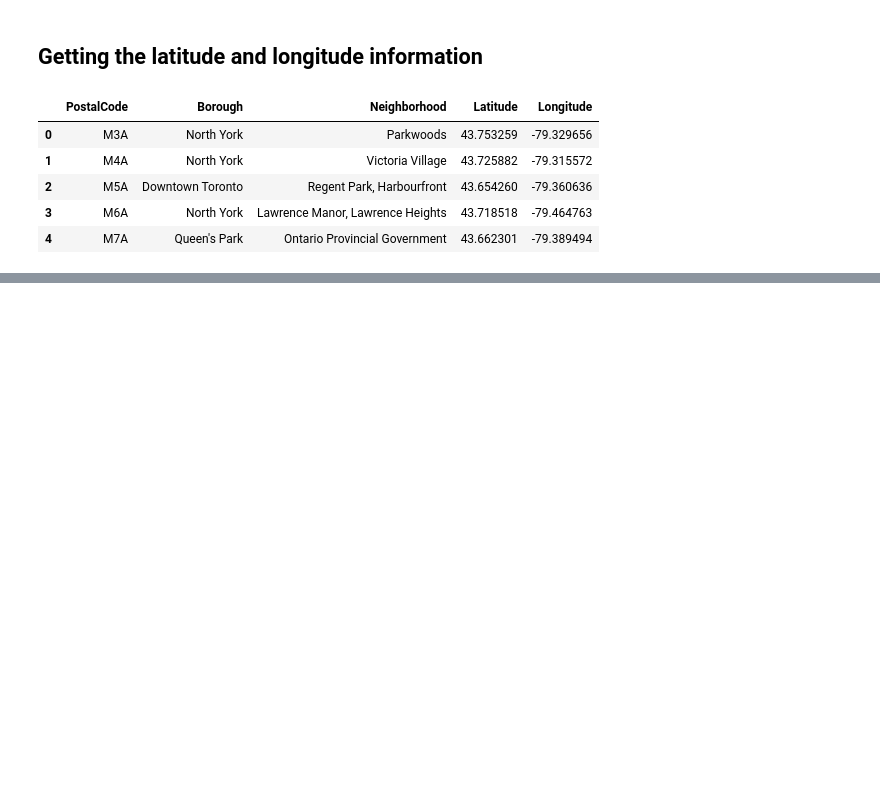
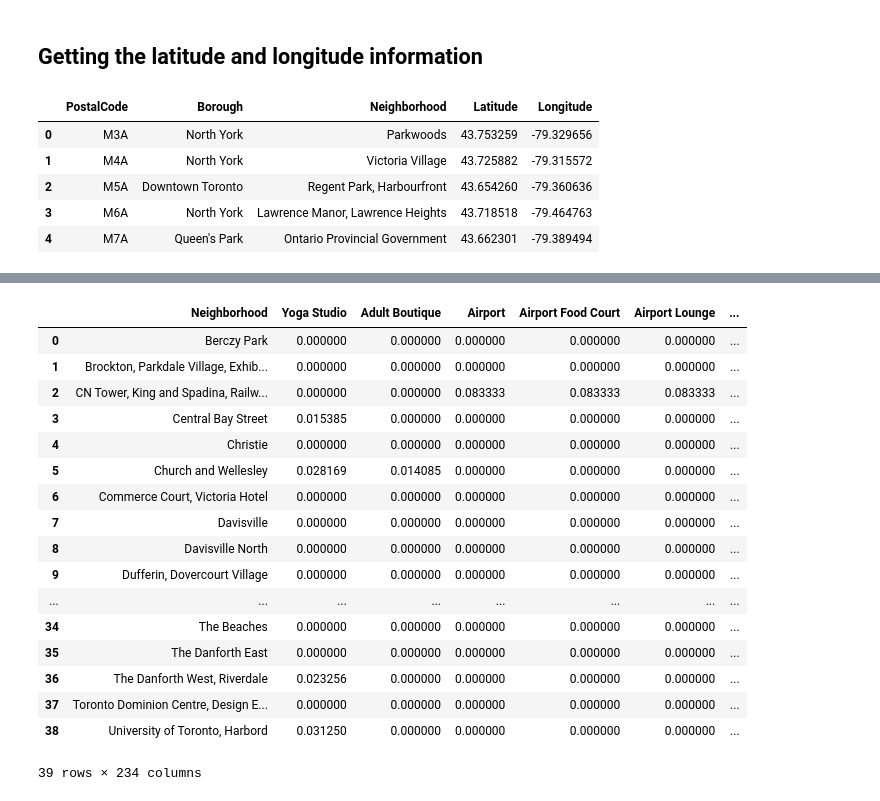
Before and after one commit to sachinjain-sj/Cousera_Capstone, a Jupyter notebook: Toronto Segmentation and Clustering.ipynb, the cells around one changed output, grey strips where cells are left out. Saved outputs shown, nothing was run; the diff lists cells and outputs as text; code cells hidden in the pictures; blank space fills up the shorter version.

Commit message:
Published from Watson Studio.

```diff
--- a/Toronto Segmentation and Clustering.ipynb
+++ b/Toronto Segmentation and Clustering.ipynb
@@ -58,0 +61,2 @@ df2.head()
+# %%
+df_final = df2[df2['Borough'].str.contains('Toronto')]
@@ -58,0 +87,16 @@ df2.head()
+# %%
+map_toronto = folium.Map(location=[43.651070,-79.347015],zoom_start=10)
+
+for lat,lng,borough,neighbourhood in zip(df_final['Latitude'],df_final['Longitude'],df_final['Borough'],df_final['Neighborhood']):
+    label = '{}, {}'.format(neighbourhood, borough)
+    label = folium.Popup(label, parse_html=True)
+    folium.CircleMarker(
+    [lat,lng],
+    radius=5,
+    popup=label,
+    color='blue',
+    fill=True,
+    fill_color='#3186cc',
+    fill_opacity=0.7,
+    parse_html=False).add_to(map_toronto)
+map_toronto
@@ -58,0 +152,5 @@ df2.head()
+# %%
+toronto_venues = getNearbyVenues(names=df_final['Neighborhood'],
+                                   latitudes=df_final['Latitude'],
+                                   longitudes=df_final['Longitude']
+                                  )
@@ -58,0 +179,12 @@ df2.head()
+# %%
+# one hot encoding
+toronto_onehot = pd.get_dummies(toronto_venues[['Venue Category']], prefix="", prefix_sep="")
+
+# add neighborhood column back to dataframe
+toronto_onehot['Neighborhood'] = toronto_venues['Neighborhood']
+
+# move neighborhood column to the first column
+fixed_columns = [toronto_onehot.columns[-1]] + list(toronto_onehot.columns[:-1])
+toronto_onehot = toronto_onehot[fixed_columns]
+
+toronto_onehot.head()
@@ -58,0 +199,22 @@ df2.head()
+# %%
+toronto_grouped = toronto_onehot.groupby('Neighborhood').mean().reset_index()
+toronto_grouped
+# %% [output]
+|  | Neighborhood | Yoga Studio | Adult Boutique | Airport | Airport Food Court | Airport Lounge | ... |
+| 0 | Berczy Park | 0.000000 | 0.000000 | 0.000000 | 0.000000 | 0.000000 | ... |
+| 1 | Brockton, Parkdale Village, Exhib... | 0.000000 | 0.000000 | 0.000000 | 0.000000 | 0.000000 | ... |
+| 2 | CN Tower, King and Spadina, Railw... | 0.000000 | 0.000000 | 0.083333 | 0.083333 | 0.083333 | ... |
+| 3 | Central Bay Street | 0.015385 | 0.000000 | 0.000000 | 0.000000 | 0.000000 | ... |
+| 4 | Christie | 0.000000 | 0.000000 | 0.000000 | 0.000000 | 0.000000 | ... |
+| 5 | Church and Wellesley | 0.028169 | 0.014085 | 0.000000 | 0.000000 | 0.000000 | ... |
+| 6 | Commerce Court, Victoria Hotel | 0.000000 | 0.000000 | 0.000000 | 0.000000 | 0.000000 | ... |
+| 7 | Davisville | 0.000000 | 0.000000 | 0.000000 | 0.000000 | 0.000000 | ... |
+| 8 | Davisville North | 0.000000 | 0.000000 | 0.000000 | 0.000000 | 0.000000 | ... |
+| 9 | Dufferin, Dovercourt Village | 0.000000 | 0.000000 | 0.000000 | 0.000000 | 0.000000 | ... |
+| ... | ... | ... | ... | ... | ... | ... | ... |
+| 34 | The Beaches | 0.000000 | 0.000000 | 0.000000 | 0.000000 | 0.000000 | ... |
+| 35 | The Danforth East | 0.000000 | 0.000000 | 0.000000 | 0.000000 | 0.000000 | ... |
+| 36 | The Danforth West, Riverdale | 0.023256 | 0.000000 | 0.000000 | 0.000000 | 0.000000 | ... |
+| 37 | Toronto Dominion Centre, Design E... | 0.000000 | 0.000000 | 0.000000 | 0.000000 | 0.000000 | ... |
+| 38 | University of Toronto, Harbord | 0.031250 | 0.000000 | 0.000000 | 0.000000 | 0.000000 | ... |
+39 rows × 234 columns
```
Also changed, not shown: parts of 16 cells of this notebook.
